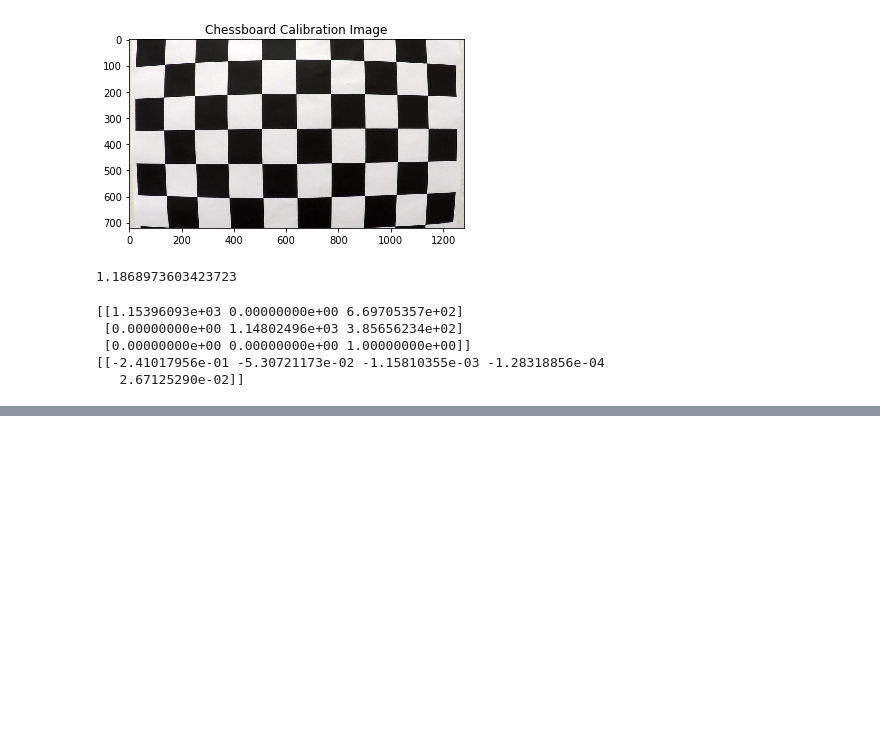
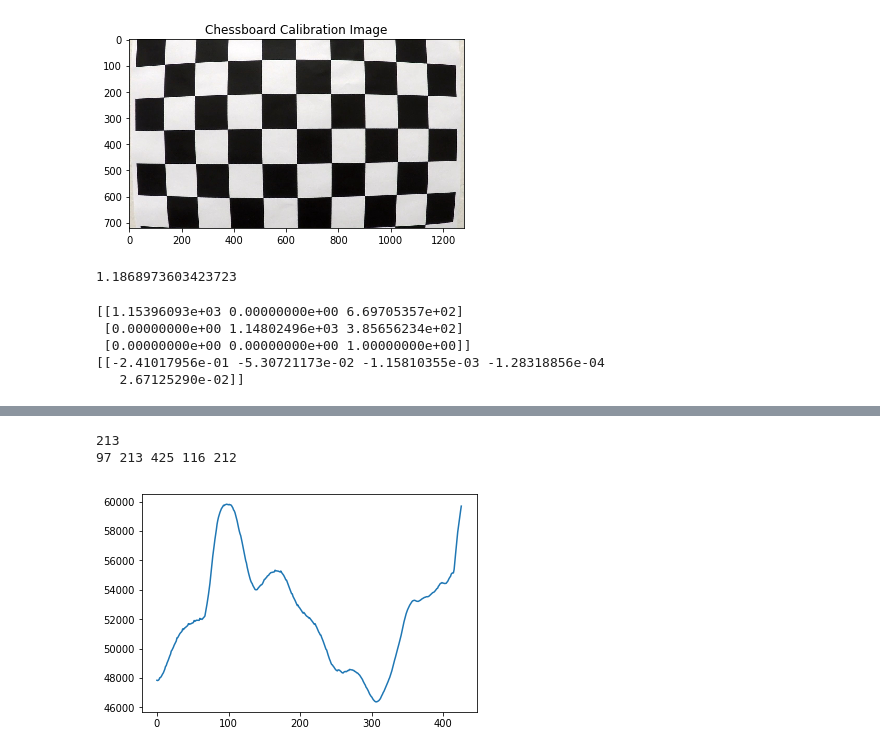
Before and after one commit to ajhsutton/CarND-Advanced-Lane-Lines, a Jupyter notebook: CameraCalibrationAndDistortion.ipynb, the cells around one changed output, grey strips where cells are left out. Cells and saved outputs as stored; diff of their text form; code cells hidden in the pictures; blank space fills up the shorter version.

```diff
--- a/CameraCalibrationAndDistortion.ipynb
+++ b/CameraCalibrationAndDistortion.ipynb
@@ -143,0 +242,17 @@ plt.imshow(demo_img_bin-demo_img_undist_bin)
+# %%
+# Road Centering
+def findLaneCenter(gray):
+    gray_max = int(gray.shape[1]/3)
+    hist = np.sum(gray[:,:gray_max],axis=0)
+    plt.plot(hist)
+    midpoint = int(len(hist)/2)
+    print(midpoint)
+    left_lane = np.argmax(hist[:midpoint])
+    right_lane = np.argmax(hist[midpoint:]) + midpoint
+    return left_lane, right_lane, midpoint
+left_lane, right_lane, midpoint = findLaneCenter(tst_warp)
+print(left_lane, midpoint, right_lane, midpoint-left_lane, right_lane-midpoint)
+# %% [output]
+213
+97 213 425 116 212
+[figure, added]
```
Also changed, not shown: parts of 10 cells of this notebook, 17 other files.
